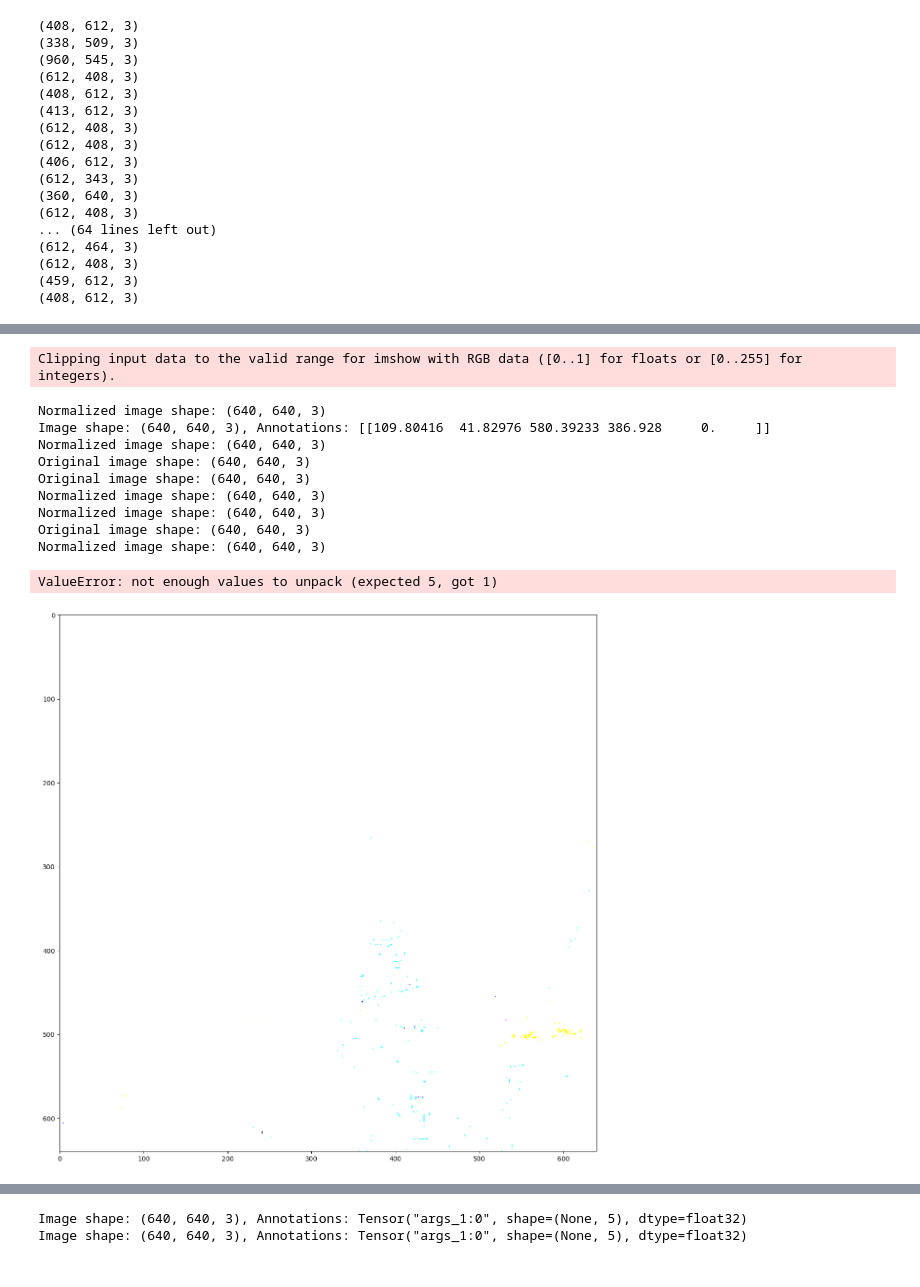
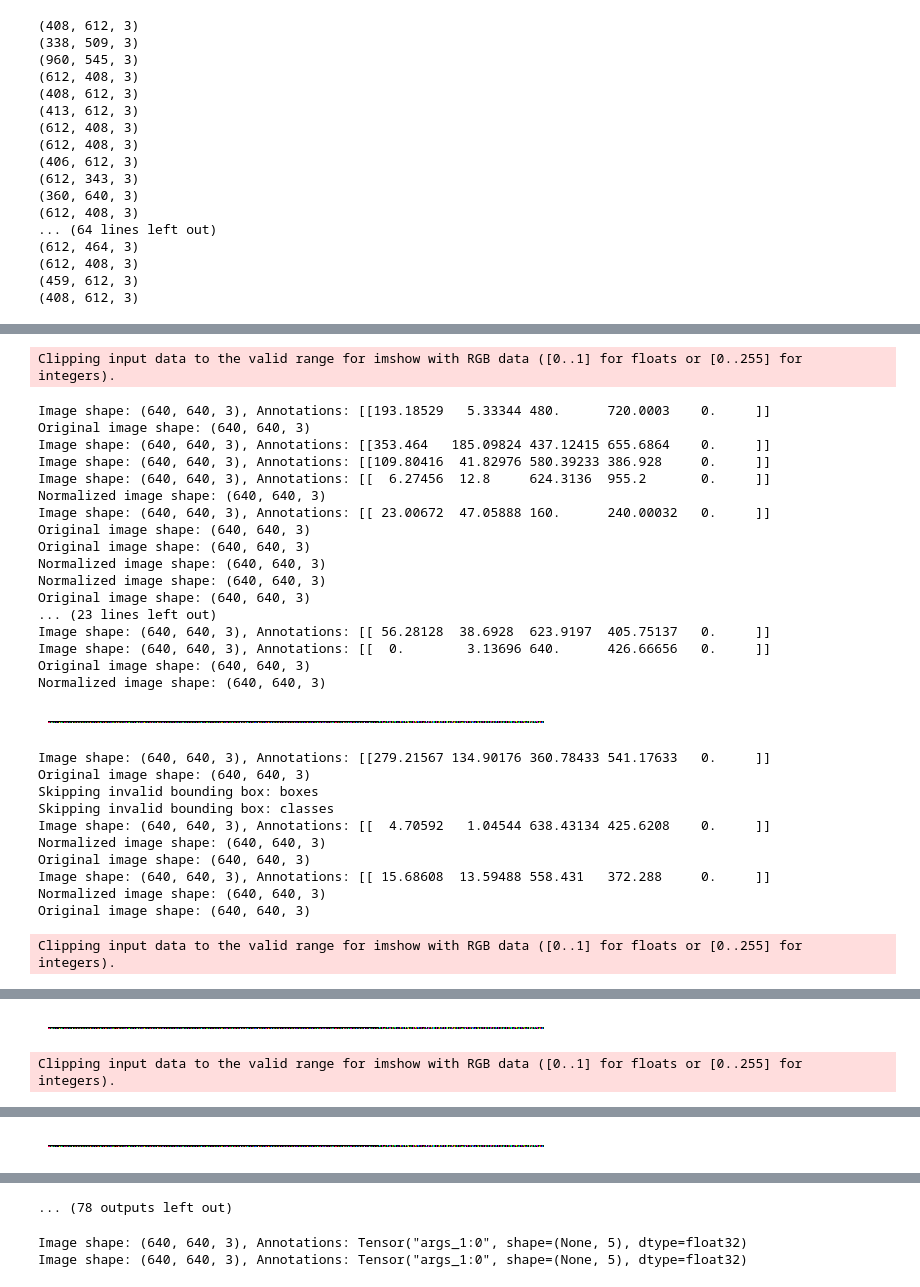
Before and after one commit to prekshya-dawadi/Smarak, a Jupyter notebook: DL/Model.ipynb, the cells around one changed output, grey strips where cells are left out. Saved outputs shown, nothing was run; the diff lists cells and outputs as text; code cells hidden in the pictures.

```diff
--- a/DL/Model.ipynb
+++ b/DL/Model.ipynb
@@ -247,36 +247,31 @@ def data_loader(images_dir, labels_dir, batch_size):
 
     return dataset
 # %%
-# Function to visualize the dataset
-def visualize_dataset(dataset, value_range, default_rows, default_cols, bounding_box_format):
-    # Get the first batch from the dataset
-    batch = next(iter(dataset.take(1)))  # Get the first batch
+import matplotlib.pyplot as plt
+import cv2
 
-    # Extract images and raw bounding boxes
-    images, bounding_boxes_raw = batch
+# Function to visualize bounding boxes in the dataset
+def visualize_dataset(dataset):
+    for image, bounding_boxes in dataset:
+        img = image.numpy()  # Convert image tensor to numpy array
+        img = cv2.cvtColor(img, cv2.COLOR_RGB2BGR)  # Convert RGB image to BGR for OpenCV
 
-    # Adjust the number of rows and columns for visualization
-    rows = default_rows
-    cols = default_cols
+        for box_str in bounding_boxes:
+            try:
+                # Parse bounding box coordinates from string format
+                xmin, ymin, xmax, ymax = map(float, box_str.split(' '))
+                xmin, ymin, xmax, ymax = int(xmin), int(ymin), int(xmax), int(ymax)
 
-    fig, axs = plt.subplots(rows, cols, figsize=(15, 15))
-    axs = axs.flatten() if rows * cols > 1 else [axs]
+                # Draw bounding box on the image
+                cv2.rectangle(img, (xmin, ymin), (xmax, ymax), (0, 255, 0), 2)
+            except ValueError as e:
+                print(f"Skipping invalid bounding box: {box_str}")
 
-    for ax, image, bboxes in zip(axs, images, bounding_boxes_raw):
-        ax.imshow(image, vmin=value_range[0], vmax=value_range[1])
-        for bbox in bboxes:
-            if tf.reduce_all(bbox != -1):  # Ensure bounding box is not just padding
-                x_min, y_min, x_max, y_max, _ = bbox
-                rect = patches.Rectangle((x_min, y_min), x_max - x_min, y_max - y_min, linewidth=2, edgecolor='r', facecolor='none')
-                ax.add_patch(rect)
-
-    plt.tight_layout()
-    plt.show()
-
-# Create datasets for training, validation, and testing
-train_dataset = data_loader(TRAIN_IMAGES_DIR, TRAIN_LABELS_DIR, BATCH_SIZE)
-val_dataset = data_loader(VAL_IMAGES_DIR, VAL_LABELS_DIR, BATCH_SIZE // 2)
+        # Display the image with bounding boxes
+        plt.imshow(img)
+        plt.axis('off')
+        plt.show()
 
 # Visualize the dataset
-visualize_dataset(train_dataset, value_range=(0, 1), default_rows=1, default_cols=1, bounding_box_format="xyxy")
+visualize_dataset(train_dataset)
 # %% [output]
@@ -300,12 +295,30 @@ Original image shape: (640, 640, 3)
 Clipping input data to the valid range for imshow with RGB data ([0..1] for floats or [0..255] for integers).
+Image shape: (640, 640, 3), Annotations: [[193.18529   5.33344 480.      720.0003    0.     ]]
+Original image shape: (640, 640, 3)
+Image shape: (640, 640, 3), Annotations: [[353.464   185.09824 437.12415 655.6864    0.     ]]
+Image shape: (640, 640, 3), Annotations: [[109.80416  41.82976 580.39233 386.928     0.     ]]
+Image shape: (640, 640, 3), Annotations: [[  6.27456  12.8     624.3136  955.2       0.     ]]
 Normalized image shape: (640, 640, 3)
-Image shape: (640, 640, 3), Annotations: [[109.80416  41.82976 580.39233 386.928     0.     ]]
-Normalized image shape: (640, 640, 3)
+Image shape: (640, 640, 3), Annotations: [[ 23.00672  47.05888 160.      240.00032   0.     ]]
 Original image shape: (640, 640, 3)
 Original image shape: (640, 640, 3)
 Normalized image shape: (640, 640, 3)
 Normalized image shape: (640, 640, 3)
 Original image shape: (640, 640, 3)
+... (23 lines left out)
+Image shape: (640, 640, 3), Annotations: [[ 56.28128  38.6928  623.9197  405.75137   0.     ]]
+Image shape: (640, 640, 3), Annotations: [[  0.        3.13696 640.      426.66656   0.     ]]
+Original image shape: (640, 640, 3)
 Normalized image shape: (640, 640, 3)
+[figure, new version]
-ValueError: not enough values to unpack (expected 5, got 1)
+Image shape: (640, 640, 3), Annotations: [[279.21567 134.90176 360.78433 541.17633   0.     ]]
+Original image shape: (640, 640, 3)
+Skipping invalid bounding box: boxes
+Skipping invalid bounding box: classes
+Image shape: (640, 640, 3), Annotations: [[  4.70592   1.04544 638.43134 425.6208    0.     ]]
+Normalized image shape: (640, 640, 3)
+Original image shape: (640, 640, 3)
+Image shape: (640, 640, 3), Annotations: [[ 15.68608  13.59488 558.431   372.288     0.     ]]
+Normalized image shape: (640, 640, 3)
+Original image shape: (640, 640, 3)
-[figure, old version]
+Clipping input data to the valid range for imshow with RGB data ([0..1] for floats or [0..255] for integers).
@@ -311,0 +337,2 @@ ValueError: not enough values to unpack (expected 5, got 1)
+[figure, added]
+Clipping input data to the valid range for imshow with RGB data ([0..1] for floats or [0..255] for integers).
@@ -311,0 +356 @@ ValueError: not enough values to unpack (expected 5, got 1)
+[figure, added]
@@ -312,3 +364,4 @@ ValueError: not enough values to unpack (expected 5, got 1)
+... (78 outputs left out)
 # %%
 # Create datasets for training, validation, and testing
 train_dataset = data_loader(TRAIN_IMAGES_DIR, TRAIN_LABELS_DIR, BATCH_SIZE)
```
Also changed, not shown: parts of 13 cells of this notebook.
